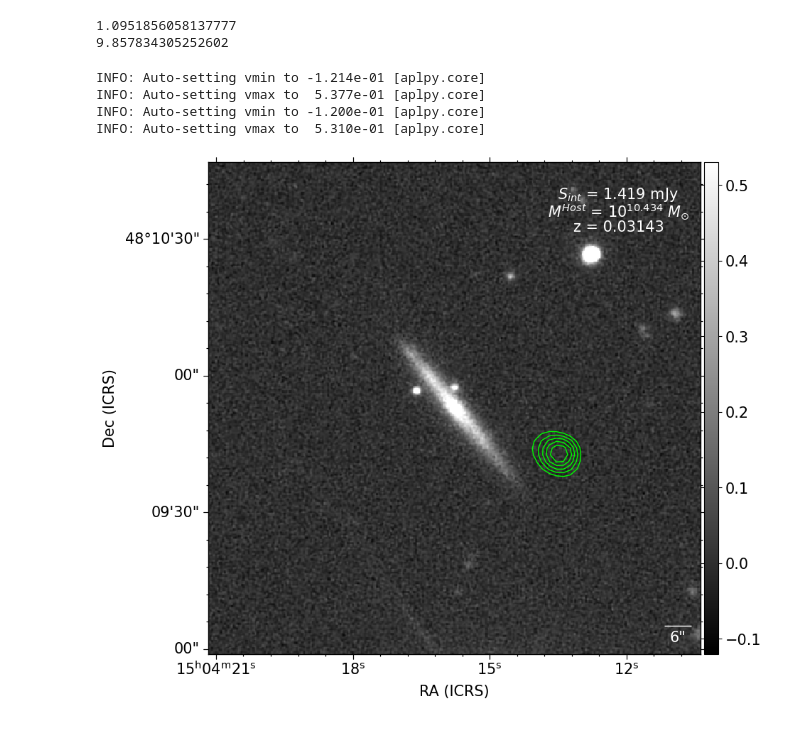
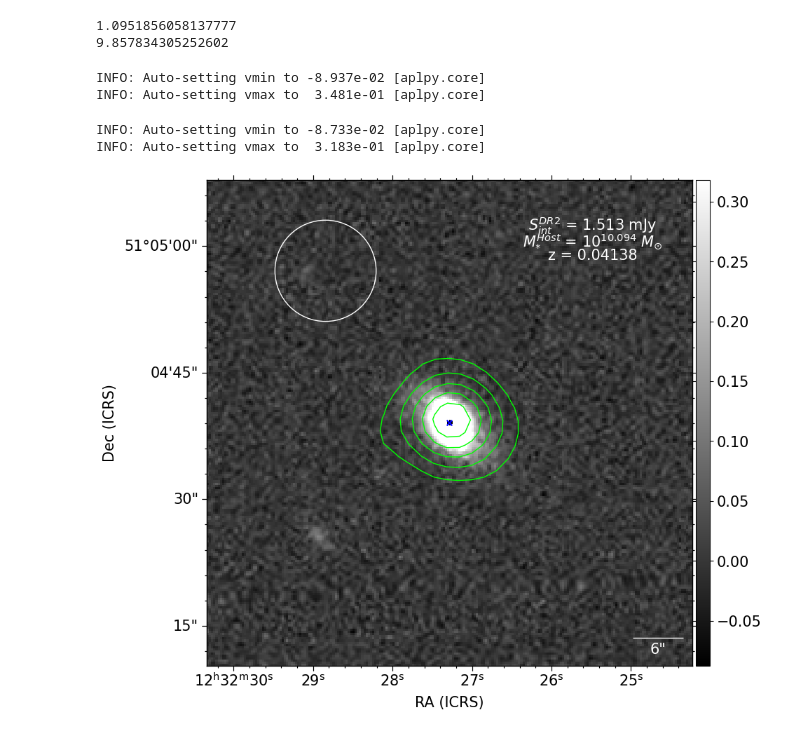
Before and after one commit to spelesky/Research, a Jupyter notebook: Summer Research.ipynb, the cells around one changed output. Saved outputs shown, nothing was run; the diff lists cells and outputs as text; code cells hidden in the pictures.

```diff
--- a/Summer Research.ipynb
+++ b/Summer Research.ipynb
@@ -766,0 +915,15 @@ Text(0, 0.5, 'Number of Sources')
+# %%
+#calculating blackhole mass plane using x-ray data
+x = []
+fl = []
+bh = []
+for source in range(len(xray)):
+    if xray[source] != 0:
+        d = cosmo.luminosity_distance(z = redshift[source])
+        dis = d.to(u.cm).value
+        x.append(xray[source] * 4 * np.pi * dis**2)
+        f = LOTSSFlux[source] * 10**(-26)
+        fl.append(f * 4 * np.pi * dis**2 * 1.44*10**8)
+for source in range(len(x)):
+    bh.append(1.09*np.log10(fl[source]/10**(38))-0.59*np.log10(x[source]/10**(40)))
+print(bh)
@@ -1151,45 +1459,49 @@ print(pcc6)
 9.857834305252602
 # %%
 #contour images
-# %%
-SDSSRA = np.array(finalList[:39])
 # %%
 from astropy.io import fits
 from astropy.utils.data import get_pkg_data_filename
-filename = get_pkg_data_filename('SDSS 39.fits')
+filename = get_pkg_data_filename('SDSS 1.fits')
 hdu = fits.open(filename)[0]
 hdu.header
-gc = aplpy.FITSFigure('SDSS 39.fits')
+gc = aplpy.FITSFigure('SDSS 1.fits')
 gc.show_colorscale()
 gc.add_colorbar()
-coords = [226.065735,48.164701]
-gc.recenter(coords[0], coords[1], 0.015, 0.015)
-gc.add_label(coords[0] - 0.015, coords[1] + 0.013, '$S_{int}$ = 1.419 mJy' ,color='white',size=15)
-gc.add_label(coords[0] - 0.015, coords[1] + 0.012, '$M^{Host}$ = $10^{10.434}$ $M_{\odot}$' ,color='white',size=15)
-gc.add_label(coords[0] - 0.015, coords[1] + 0.011, 'z = 0.03143' ,color='white',size=15)
-gc.show_circles(coords[0] + 0.01, coords[1] - 0.01, radius = 6 * u.arcsec, coords_frame= 'world')
+coords = [SDSSRA[0],SDSSDEC[0]]
+Lcoords = [LOTSSRA[0], LOTSSDEC[0]]
+m = mass[0]
+l = LOTSSFlux[0]
+r = redshift[0]
+gc.recenter(coords[0], coords[1], 0.008, 0.008)
+gc.add_label(coords[0] - 0.0075, coords[1] + 0.0065, '$S_{int}^{DR2}$ = '+f'{l} mJy' ,color='white',size=15)
+gc.add_label(coords[0] - 0.0075, coords[1] + 0.006, '$M_{*}^{Host}$ = '+f'$10^{{{m}}}$'+' $M_{\odot}$' ,color='white',size=15)
+gc.add_label(coords[0] - 0.0075, coords[1] + 0.0055, f'z = {r}' ,color='white',size=15)
+gc.show_circles(coords[0] + 0.0065, coords[1] + 0.005, radius = 6 /3600, coords_frame= 'world', color = 'white')
+gc.show_markers(Lcoords[0], Lcoords[1], coords_frame= 'world', facecolor = 'black', edgecolor = 'black', marker = '+')
+gc.show_markers(coords[0], coords[1], coords_frame= 'world', facecolor = 'blue', edgecolor = 'blue', marker = 'x')
 gc.add_scalebar(6*u.arcsec)
 gc.scalebar.set_color('white')
 gc.scalebar.set_label('6"')
 gc.scalebar.set_font(size=15, weight=1, \
                       stretch='normal', family='sans-serif', \
                       style='normal', variant='normal')
-gc.show_regions('DR2 39.reg')
+gc.show_regions('DR2 1.reg')
 gc.show_grayscale()
 gc.colorbar.set_font(size=15, weight=1, \
                       stretch='normal', family='sans-serif', \
                       style='normal', variant='normal')
 gc.axis_labels.set_font(size=15, weight=1, \
                          stretch='normal', family='sans-serif', \
                          style='normal', variant='normal')
 gc.tick_labels.set_font(size=15, weight=1, \
                          stretch='normal', family='sans-serif', \
                          style='normal', variant='normal')
 gc.ticks.set_length(5)
-gc.save('cont 41.png')
+gc.save('cont 1.png')
 # %% [output]
-INFO: Auto-setting vmin to -1.214e-01 [aplpy.core]
-INFO: Auto-setting vmax to  5.377e-01 [aplpy.core]
-INFO: Auto-setting vmin to -1.200e-01 [aplpy.core]
-INFO: Auto-setting vmax to  5.310e-01 [aplpy.core]
+INFO: Auto-setting vmin to -8.937e-02 [aplpy.core]
+INFO: Auto-setting vmax to  3.481e-01 [aplpy.core]
+INFO: Auto-setting vmin to -8.733e-02 [aplpy.core]
+INFO: Auto-setting vmax to  3.183e-01 [aplpy.core]
-[figure, old version]
+[figure, new version]
```
Also changed, not shown: parts of 71 cells of this notebook, 3 other files.
